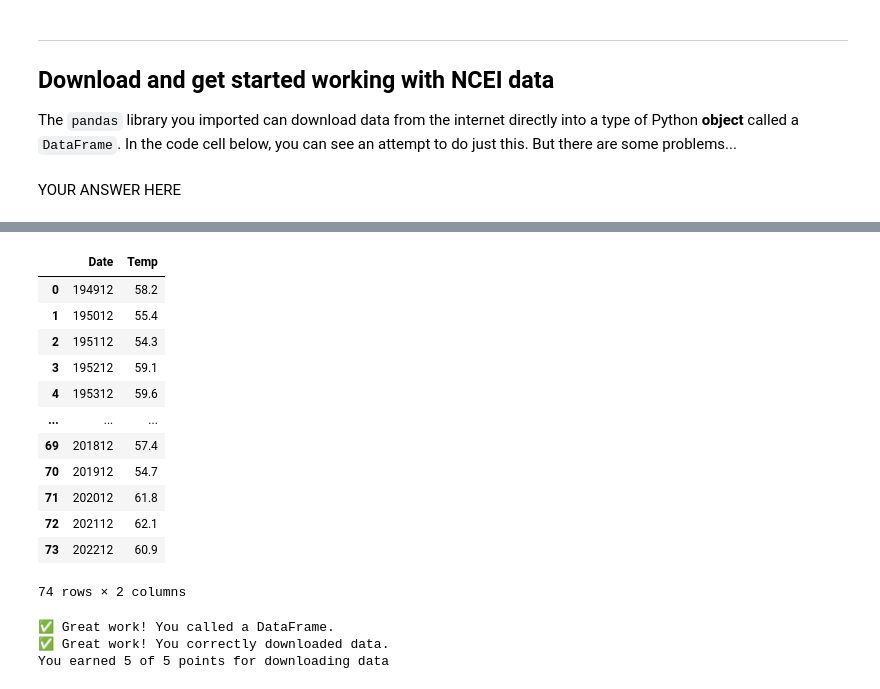
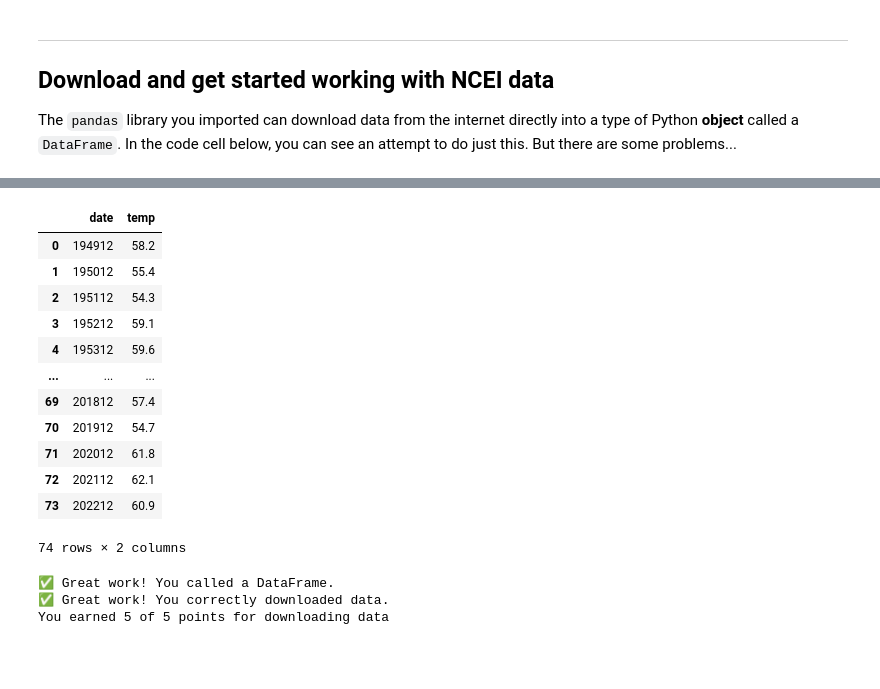
Before and after one commit to SNyaSanchez/get-started-with-reproducible-science-SNyaSanchez, a Jupyter notebook: Get Started with Open Reproducible Science!.ipynb, the cells around one changed output, grey strips where cells are left out. Cells and saved outputs as stored; diff of their text form; code cells hidden in the pictures; blank space fills up the shorter version.

```diff
--- a/Get Started with Open Reproducible Science!.ipynb
+++ b/Get Started with Open Reproducible Science!.ipynb
@@ -175,9 +175,11 @@ The cell below contains the URL for the data you will use in this part of the no
      > HINT: You should see two vertical lines in each cell - don't let your code go past the second line
   3. At the end of the cell where you define your url variable, **call your variable (type out its name)** so it can be tested.
 # %%
-rapid_city_temp_url = 'https://www.ncei.noaa.gov/access/monitoring/climate-at-a-glance/city/time-series/USW00024090/tmax/ann/2/1949-2023.csv'
+rctemp = ('https://www.ncei.noaa.gov/access/monitoring/'
+                       'climate-at-a-glance/city/time-series/USW00024090'
+                       '/tmax/ann/2/1949-2023.csv')
 
-rapid_city_temp_url
+rctemp
 # %% [output]
 'https://www.ncei.noaa.gov/access/monitoring/climate-at-a-glance/city/time-series/USW00024090/tmax/ann/2/1949-2023.csv'
 # %%
@@ -208,8 +210,6 @@ You earned 6 of 6 points for defining a url variable
 ## Download and get started working with NCEI data
 
 The `pandas` library you imported can download data from the internet directly into a type of Python **object** called a `DataFrame`. In the code cell below, you can see an attempt to do just this. But there are some problems...
-# %% [markdown]
-YOUR ANSWER HERE
 # %% [markdown]
 <img src="https://static.thenounproject.com/png/4260107-200.png" width=20 style="float: left; padding: 3px" /> You're ready to fix some code! Your task is to:
   1. Make any changes needed to get this code to run. Here's some hints:
@@ -220,10 +220,10 @@ YOUR ANSWER HERE
 **Make sure to call your `DataFrame` by typing it's name as the last line of your code cell** Then, you will be able to run the test cell below and find out if your answer is correct.
 # %%
 #download
-dataframe = pd.read_csv(rapid_city_temp_url, header=3, names=['Date', 'Temp'])
-dataframe
+rctemps_df = pd.read_csv(rctemp, header=3, names=['date', 'temp'])
+rctemps_df
 # %% [output]
-|  | Date | Temp |
+|  | date | temp |
 | 0 | 194912 | 58.2 |
 | 1 | 195012 | 55.4 |
 | 2 | 195112 | 54.3 |
```
Also changed, not shown: parts of 4 cells of this notebook.
